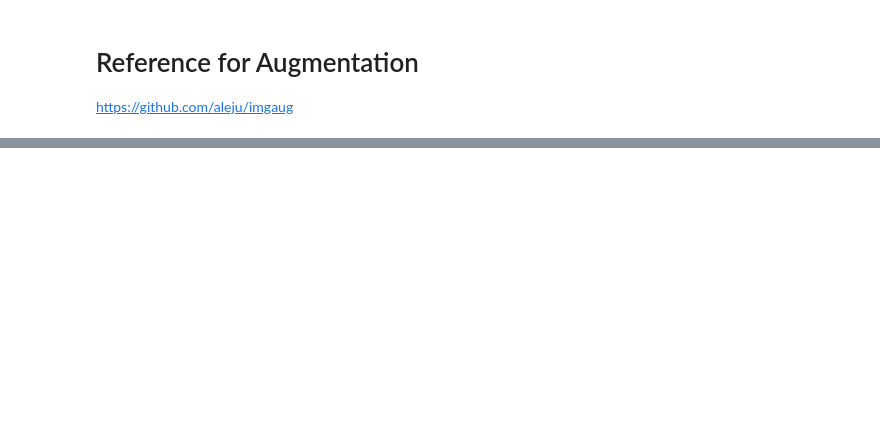
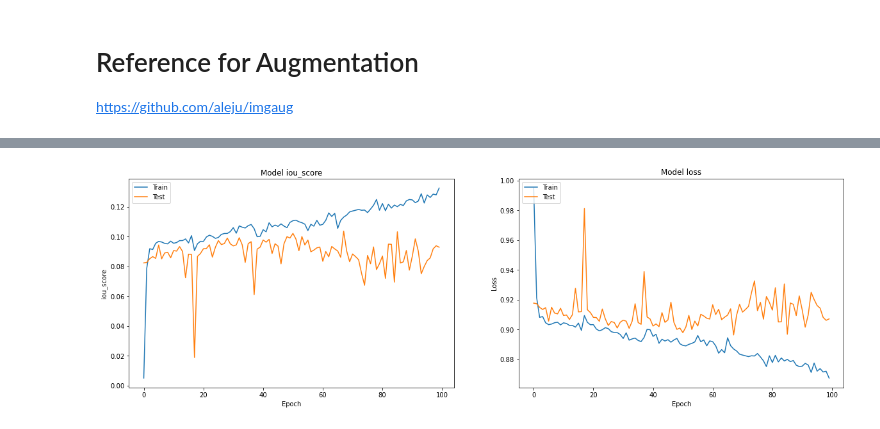
Before and after one commit to lucamarini22/food-recognition-challenge, a Jupyter notebook: food-recognition-challenge.ipynb, the cells around one changed output, grey strips where cells are left out. Saved outputs shown, nothing was run; the diff lists cells and outputs as text; code cells hidden in the pictures; blank space fills up the shorter version.

```diff
--- a/food-recognition-challenge.ipynb
+++ b/food-recognition-challenge.ipynb
@@ -122,7 +152,7 @@ def getImgs(path, image_size, subset=False, subset_size=500):
     return img_lst, msk_lst, obj_lst
 # %%
 # Get the images and masks from the given path
-images, masks, objects = getImgs(train_imgs_path, (224, 224), subset=True, subset_size=700)
+images, masks, objects = getImgs(train_imgs_path, (224, 224), subset=True, subset_size=2000)
 
 # Check if the number of images and masks are the same
 print('Number of images: {}'.format(len(images)))
@@ -243,7 +281,7 @@ def getAugs(imgs, msks, K):
     return img_lst, msk_lst
 # %%
 # Augment a given number of images and masks
-aug_images, aug_masks = getAugs(images, masks, 300)
+aug_images, aug_masks = getAugs(images, masks, 200)
 
 # Show the number of augmented images and masks
 print('Number of augmented images: {}'.format(len(aug_images)))
@@ -262,4 +325,4 @@ import segmentation_models as sm
 # %%
 # Define the model to be trained
-model = sm.Unet('resnet34', encoder_weights='imagenet', classes=274, activation='sigmoid')
+model = sm.Unet('resnet34', encoder_weights='imagenet', classes=274, activation='softmax')
 model.compile('Adam', loss=sm.losses.jaccard_loss, metrics=[sm.metrics.iou_score, sm.metrics.precision, sm.metrics.recall])
@@ -266,3 +332,3 @@ model.compile('Adam', loss=sm.losses.jaccard_loss, metrics=[sm.metrics.iou_score
 # %%
 # Train the defined model on the dataset
-history = model.fit(x=np.array(images), y=np.array(masks), batch_size=20, epochs=20)
+history = model.fit(x=np.array(aug_images), y=np.array(aug_masks), validation_split=0.2, batch_size=20, epochs=100)
@@ -305,3 +353,25 @@ plt.show()
+# %%
+# Plot the loss and iou score over the epochs
+plt.figure(figsize=(20, 6))
+plt.subplot(121)
+plt.plot(history.history['iou_score'])
+plt.plot(history.history['val_iou_score'])
+plt.title('Model iou_score')
+plt.ylabel('iou_score')
+plt.xlabel('Epoch')
+plt.legend(['Train', 'Test'], loc='upper left')
+
+# Plot training & validation loss values
+plt.subplot(122)
+plt.plot(history.history['loss'])
+plt.plot(history.history['val_loss'])
+plt.title('Model loss')
+plt.ylabel('Loss')
+plt.xlabel('Epoch')
+plt.legend(['Train', 'Test'], loc='upper left')
+plt.show()
+# %% [output]
+[figure, added]
 # %%
 # Save the model to the output
 model.save_weights('trained_model.h5')
```
Also changed, not shown: parts of 15 cells of this notebook.
